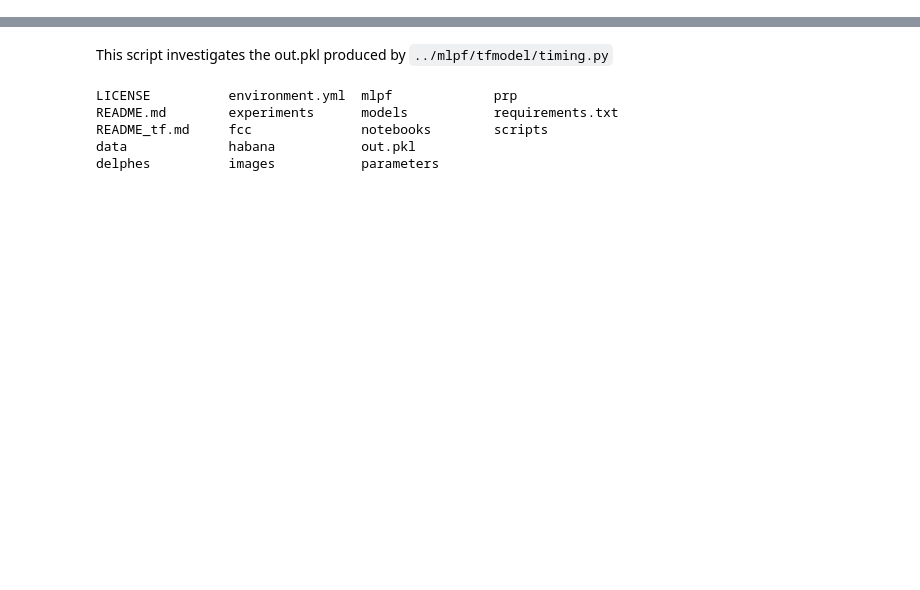
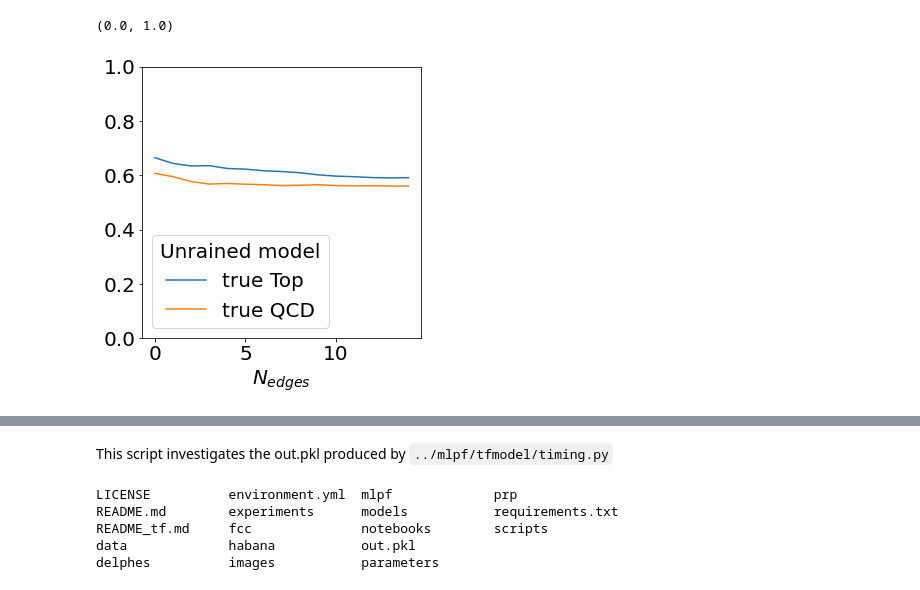
Before and after one commit to farakiko/particleflow, a Jupyter notebook: notebooks/onnx_timing_studies.ipynb, the cells around one changed output, grey strips where cells are left out. Saved outputs shown, nothing was run; the diff lists cells and outputs as text; code cells hidden in the pictures; blank space fills up the shorter version.

```diff
--- a/notebooks/onnx_timing_studies.ipynb
+++ b/notebooks/onnx_timing_studies.ipynb
@@ -4,0 +420,11 @@ import matplotlib.pyplot as plt
+# %%
+fig, ax = plt.subplots(figsize=(5, 5))   # 1
+ax.plot(range(len(top_fraction)), top_fraction, label='true Top')
+ax.plot(range(len(qcd_fraction)), qcd_fraction, label='true QCD')
+
+ax.legend(title='Untrained model')
+ax.set_xlabel(r'$N_{edges}$', fontsize=20)
+ax.set_ylim(0,1)
+# %% [output]
+(0.0, 1.0)
+[figure, added]
```
Also changed, not shown: parts of 67 cells of this notebook.
